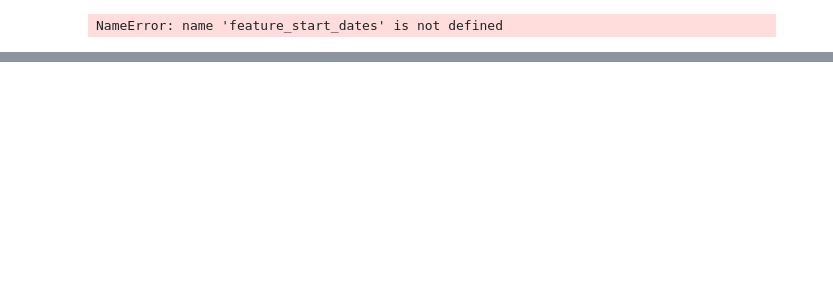
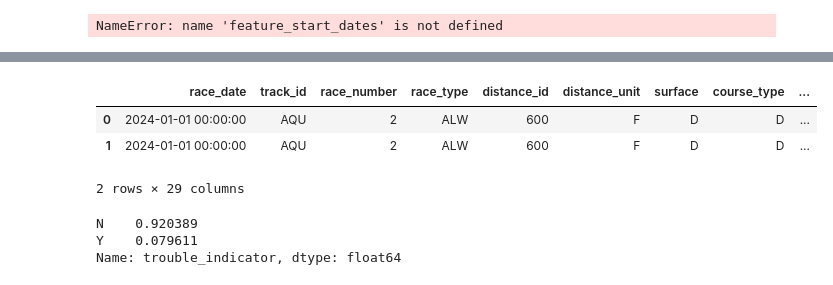
Before and after one commit to jhull40/hisa-trainer-injury, a Jupyter notebook: src/testing.ipynb, the cells around one changed output, grey strips where cells are left out. Saved outputs shown, nothing was run; the diff lists cells and outputs as text; code cells hidden in the pictures; blank space fills up the shorter version.

```diff
--- a/src/testing.ipynb
+++ b/src/testing.ipynb
@@ -348,0 +496,15 @@ shap.dependence_plot('surface_D', shap_values, df[xgb_model.feature_names_in_])
+# %%
+df = pd.read_csv('/users/jameshull/documents/github/hisa-data/test_2024.csv')
+# %%
+df.head(2)
+# %% [output]
+|  | race_date | track_id | race_number | race_type | distance_id | distance_unit | surface | course_type | ... |
+| 0 | 2024-01-01 00:00:00 | AQU | 2 | ALW | 600 | F | D | D | ... |
+| 1 | 2024-01-01 00:00:00 | AQU | 2 | ALW | 600 | F | D | D | ... |
+2 rows × 29 columns
+# %%
+df['trouble_indicator'].value_counts(normalize=True)
+# %% [output]
+N    0.920389
+Y    0.079611
+Name: trouble_indicator, dtype: float64
```
Also changed, not shown: parts of 17 cells of this notebook, 2 other files.
